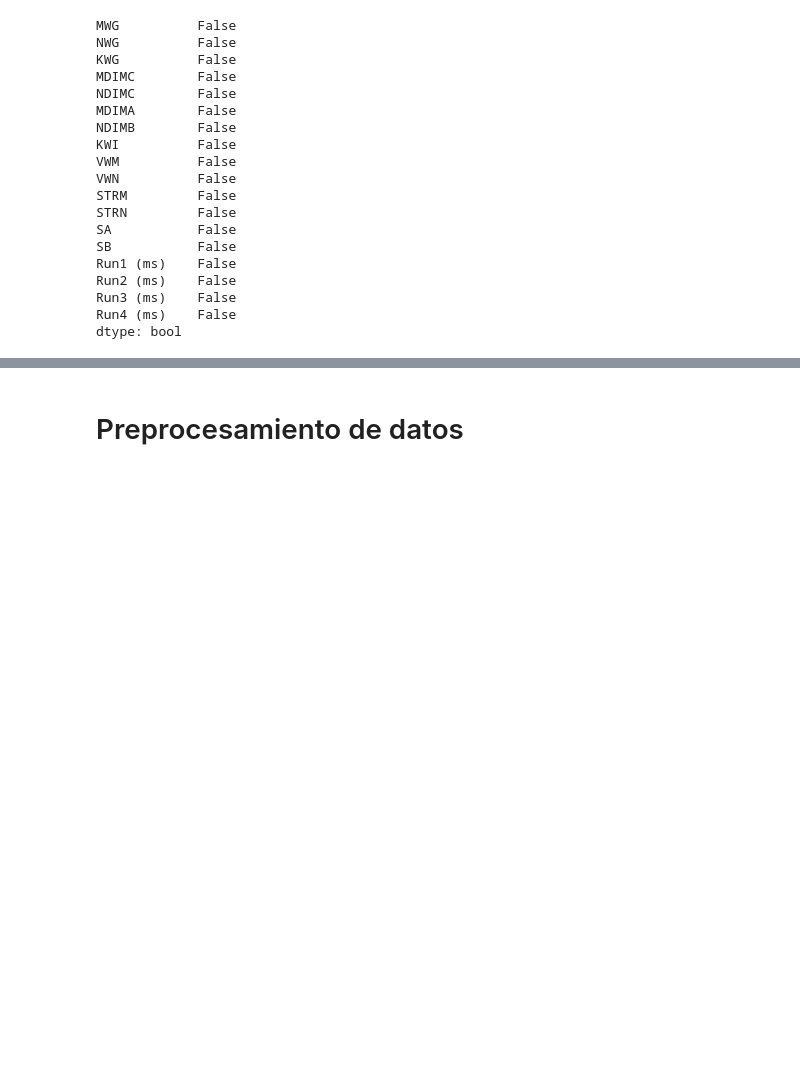
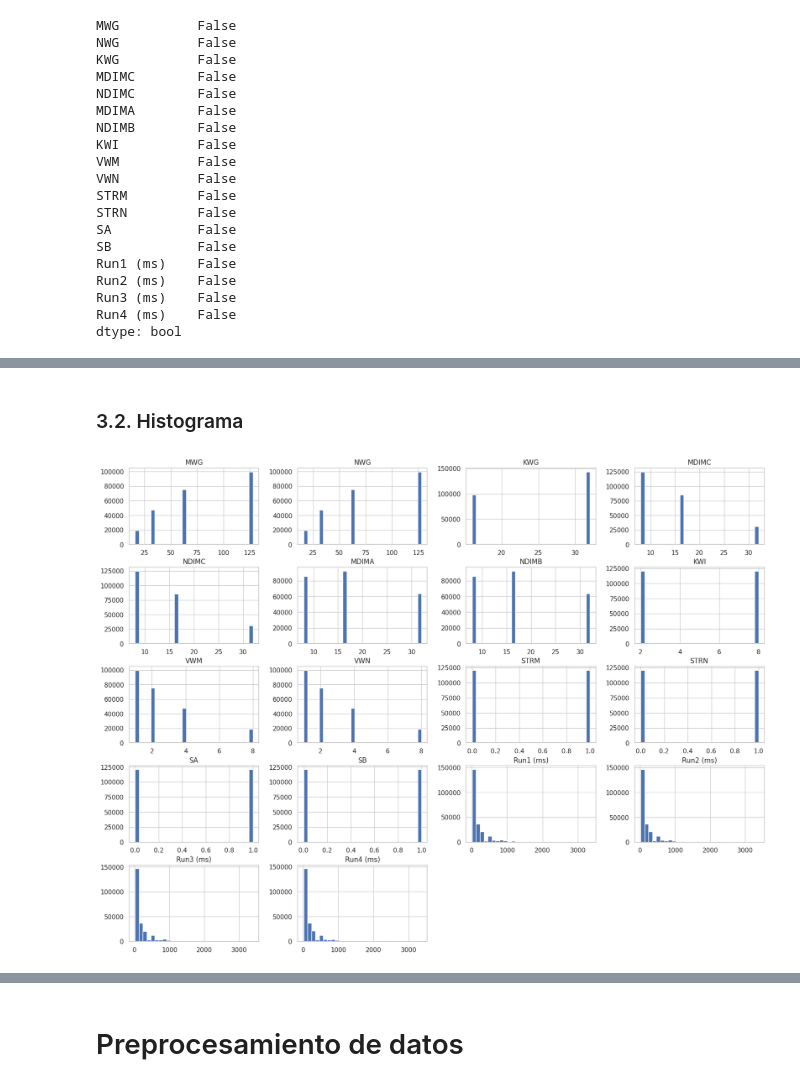
Before and after one commit to daneelsan/INF648-Project, a Jupyter notebook: notebooks/entregable-03-grupo-01.ipynb, the cells around one changed output, grey strips where cells are left out. Saved outputs shown, nothing was run; the diff lists cells and outputs as text; code cells hidden in the pictures; blank space fills up the shorter version.

```diff
--- a/notebooks/entregable-03-grupo-01.ipynb
+++ b/notebooks/entregable-03-grupo-01.ipynb
@@ -171,0 +180,8 @@ Name: count, dtype: int64
+# %% [markdown]
+### 3.2. Histograma
+# %%
+# Histograma para cada columna
+raw_data.hist(bins=30, figsize=(20, 15))
+plt.show()
+# %% [output]
+[figure, added]
```
Also changed, not shown: parts of 10 cells of this notebook.
